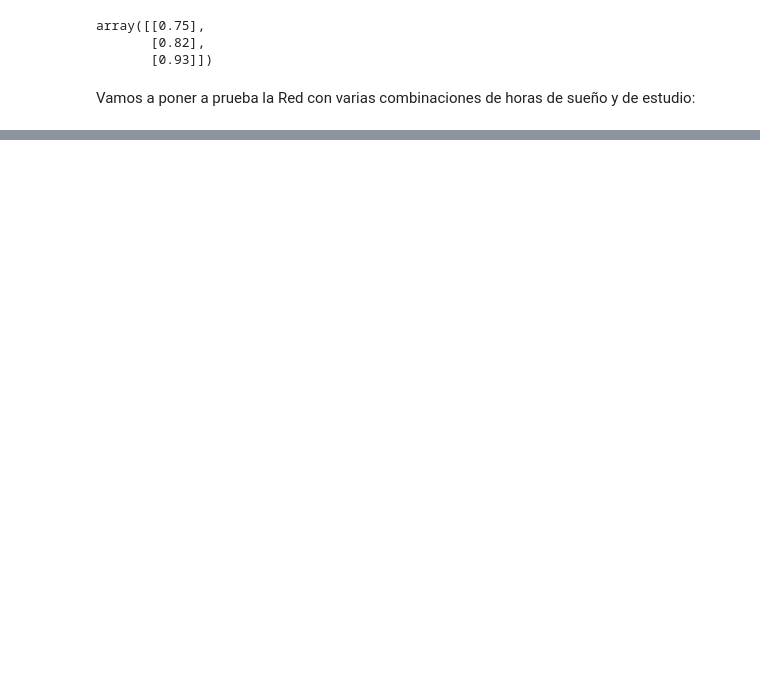
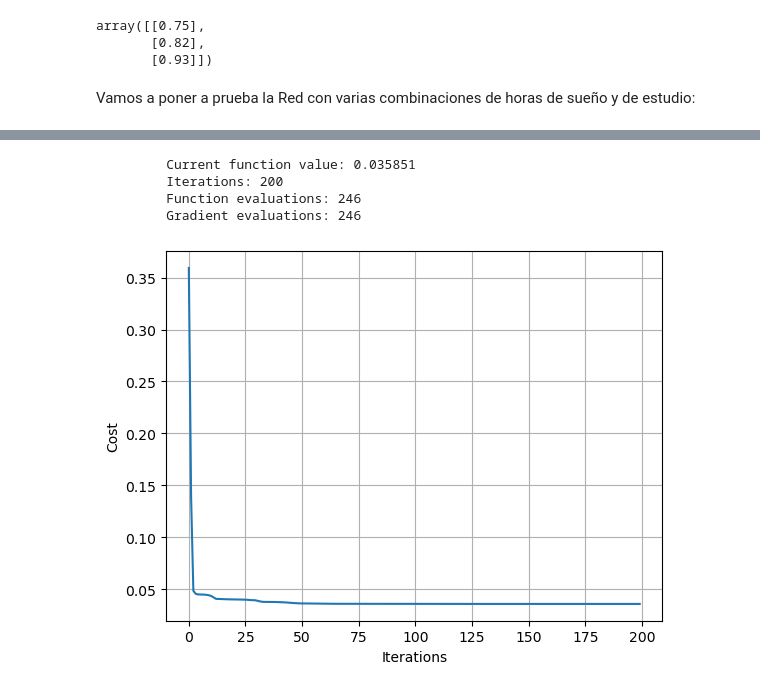
Before and after one commit to andreaf-campos/ANN-FromScratch, a Jupyter notebook: Redes_Neuronales_Artificiales_ANN.ipynb, the cells around one changed output, grey strips where cells are left out. Drawn from its saved outputs; the diff is of its cells as text; code cells hidden in the pictures; blank space fills up the shorter version.

```diff
--- a/Redes_Neuronales_Artificiales_ANN.ipynb
+++ b/Redes_Neuronales_Artificiales_ANN.ipynb
@@ -683,0 +703,13 @@ Text(0.5, 0, 'Test Score')
+# %%
+# Usando otros datos para ver si nuestra red sufre de sobreajuste
+# We use another dataset to make overfitting more obvious
+NN = Neural_Network() #iniciar objecto
+
+X = np.array(([3,4], [6,2], [9,5], [7, 2.5]), dtype = float) #horas de dormir, horas de estudio (sleeping, studying hours)
+y = np.array(([70], [90], [100], [60]), dtype = float) #calificacion (grade)
+
+#normalizamos la data / normalize scale of data
+X = X/np.amax(X, axis = 0)
+y = y/100
+
+X, y
@@ -683,0 +725,20 @@ Text(0.5, 0, 'Test Score')
+# %%
+#Entrenamos a la red con estos datos:
+#Train the ANN with these data
+T = trainer(NN)
+T.train(X,y)
+# %% [output]
+         Current function value: 0.035851
+         Iterations: 200
+         Function evaluations: 246
+         Gradient evaluations: 246
+# %%
+#Plot de la funcion de costo por cada iteracion del entrenamiento
+#Plot of cost through training iterations
+plt.plot(T.J)
+plt.grid(1)
+plt.xlabel("Iterations")
+plt.ylabel("Cost")
+plt.show()
+# %% [output]
+[figure, added]
```
Also changed, not shown: parts of 37 cells of this notebook.
